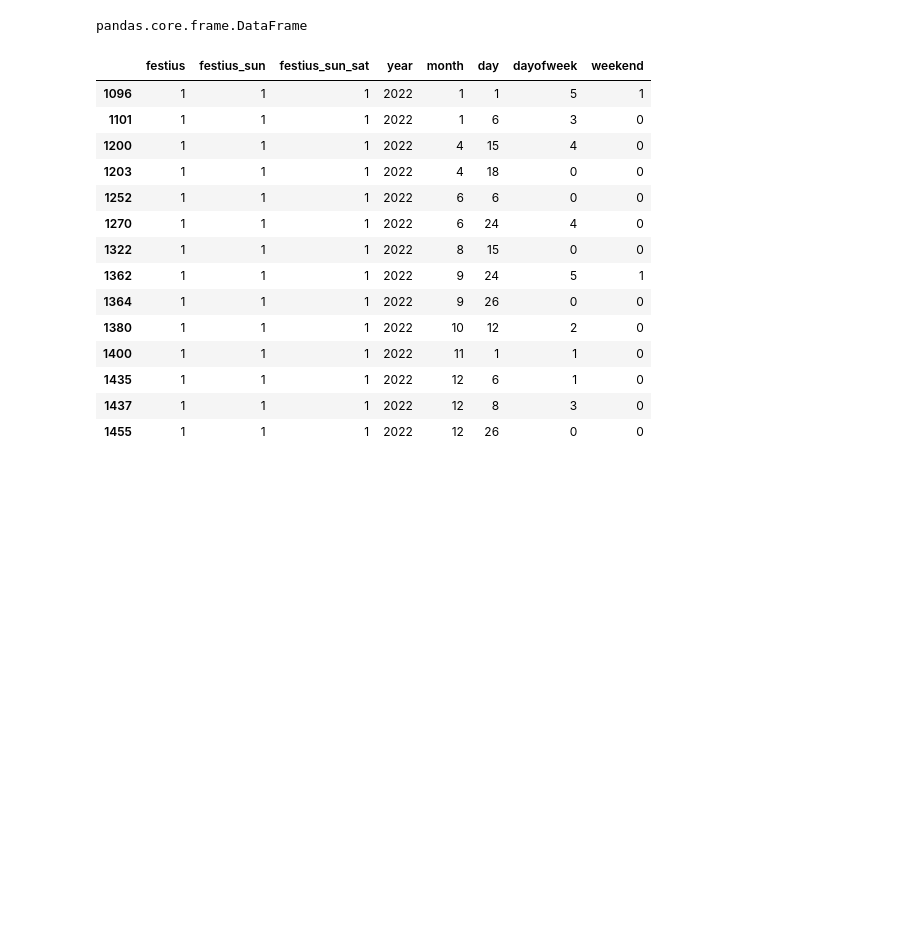
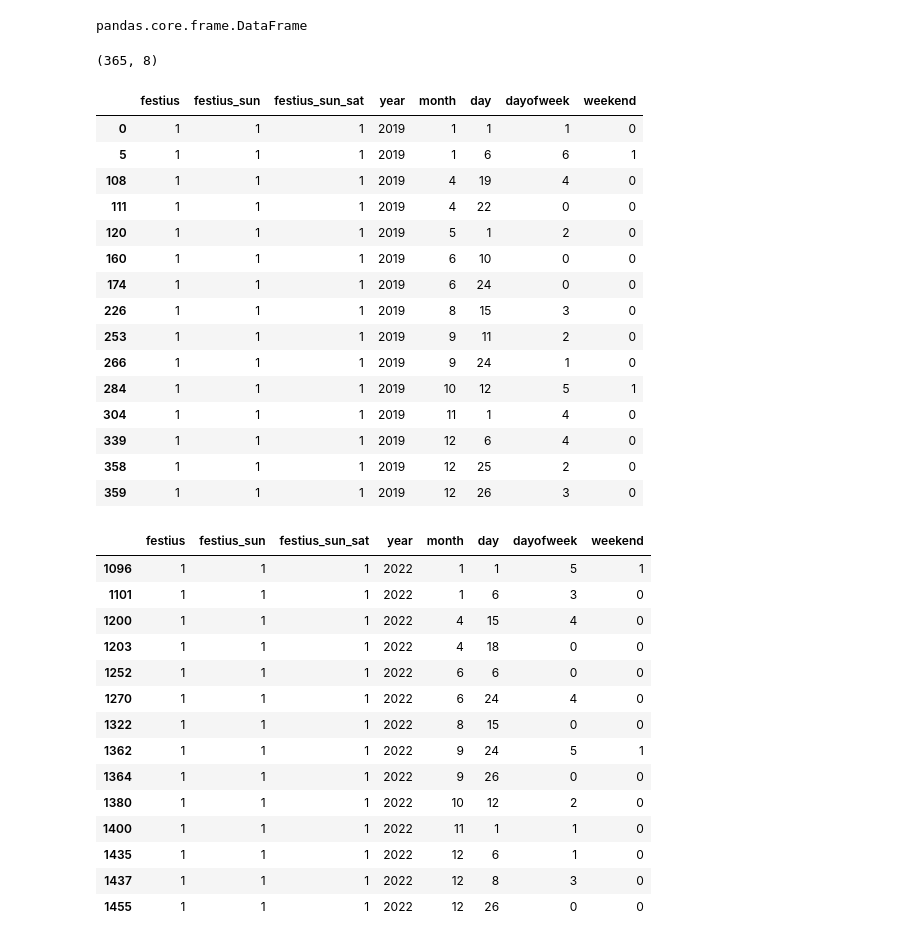
Before and after one commit to or1ol/CaptstoneProject, a Jupyter notebook: dades_complet_v1-6-PreProcessing.ipynb, the cells around one changed output. Saved outputs shown, nothing was run; the diff lists cells and outputs as text; code cells hidden in the pictures; blank space fills up the shorter version.

```diff
--- a/dades_complet_v1-6-PreProcessing.ipynb
+++ b/dades_complet_v1-6-PreProcessing.ipynb
@@ -301,8 +300,33 @@ df_calendari_festius.loc[df_calendari_festius.dayofweek.isin([5,6]), 'festius_su
 df_calendari_festius.loc[df_calendari_festius.dayofweek.isin([6]), 'festius_sun'] = 1
 # %%
-df_calendari_festius['weekend'] = 0
-
-df_calendari_festius.loc[df_calendari_festius.dayofweek.isin([5,6]), 'weekend'] = 1
+df_calendari_festius['weekend'] = df_calendari_festius.dayofweek.isin([5,6]).astype(int)
+# %%
+df_calendari_festius[df_calendari_festius.year.isin([2019])].shape
+# %% [output]
+(365, 8)
+# %%
+df_calendari_festius.loc[(df_calendari_festius.festius == 1) & (df_calendari_festius.festius_sun != 1), 'festius'] = 0
+# %%
+df_calendari_festius.loc[(df_calendari_festius.month == 1) & (df_calendari_festius.day.isin([1,6])), ['festius','festius_sun','festius_sun_sat']] = 1
+# %%
+df_calendari_festius[df_calendari_festius.festius.isin([1]) & df_calendari_festius.year.isin([2019])]
+# %% [output]
+|  | festius | festius_sun | festius_sun_sat | year | month | day | dayofweek | weekend |
+| 0 | 1 | 1 | 1 | 2019 | 1 | 1 | 1 | 0 |
+| 5 | 1 | 1 | 1 | 2019 | 1 | 6 | 6 | 1 |
+| 108 | 1 | 1 | 1 | 2019 | 4 | 19 | 4 | 0 |
+| 111 | 1 | 1 | 1 | 2019 | 4 | 22 | 0 | 0 |
+| 120 | 1 | 1 | 1 | 2019 | 5 | 1 | 2 | 0 |
+| 160 | 1 | 1 | 1 | 2019 | 6 | 10 | 0 | 0 |
+| 174 | 1 | 1 | 1 | 2019 | 6 | 24 | 0 | 0 |
+| 226 | 1 | 1 | 1 | 2019 | 8 | 15 | 3 | 0 |
+| 253 | 1 | 1 | 1 | 2019 | 9 | 11 | 2 | 0 |
+| 266 | 1 | 1 | 1 | 2019 | 9 | 24 | 1 | 0 |
+| 284 | 1 | 1 | 1 | 2019 | 10 | 12 | 5 | 1 |
+| 304 | 1 | 1 | 1 | 2019 | 11 | 1 | 4 | 0 |
+| 339 | 1 | 1 | 1 | 2019 | 12 | 6 | 4 | 0 |
+| 358 | 1 | 1 | 1 | 2019 | 12 | 25 | 2 | 0 |
+| 359 | 1 | 1 | 1 | 2019 | 12 | 26 | 3 | 0 |
 # %%
 df_calendari_festius[df_calendari_festius.festius.isin([1]) & df_calendari_festius.year.isin([2022])]
 # %% [output]
```
Also changed, not shown: parts of 93 cells of this notebook, 22 other files.
